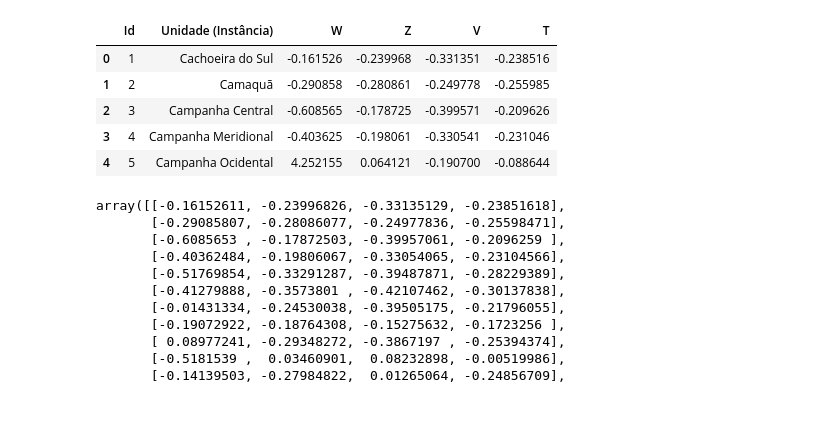
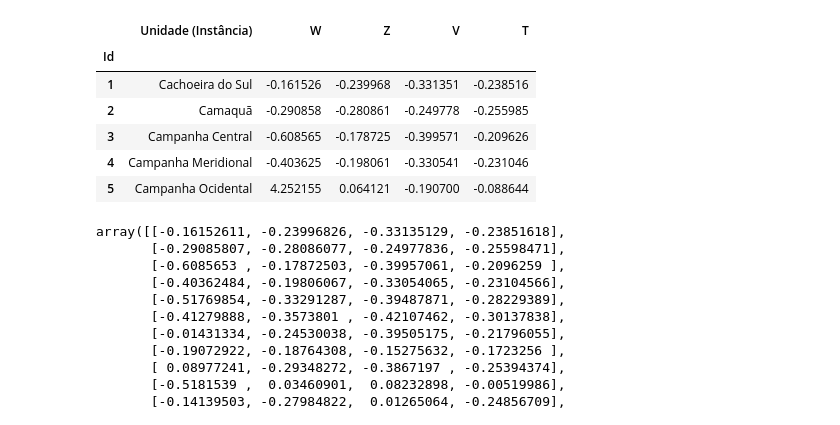
Before and after one commit to gibbonkl/py_exercices, a Jupyter notebook: k-means/k-means.ipynb, the cells around one changed output. Saved outputs shown, nothing was run; the diff lists cells and outputs as text; code cells hidden in the pictures.

```diff
--- a/k-means/k-means.ipynb
+++ b/k-means/k-means.ipynb
@@ -5,15 +5,16 @@ from matplotlib import pyplot as pl
 import seaborn as sb
 from sklearn.cluster import KMeans
 # %%
-dfi = pd.read_csv('data_2008.csv')
+dfi = pd.read_csv('data_2008.csv', index_col='Id')
 dfi.head()
 # %% [output]
-|  | Id | Unidade (Instância) | W | Z | V | T |
-| 0 | 1 | Cachoeira do Sul | -0.161526 | -0.239968 | -0.331351 | -0.238516 |
-| 1 | 2 | Camaquã | -0.290858 | -0.280861 | -0.249778 | -0.255985 |
-| 2 | 3 | Campanha Central | -0.608565 | -0.178725 | -0.399571 | -0.209626 |
-| 3 | 4 | Campanha Meridional | -0.403625 | -0.198061 | -0.330541 | -0.231046 |
-| 4 | 5 | Campanha Ocidental | 4.252155 | 0.064121 | -0.190700 | -0.088644 |
+|  | Unidade (Instância) | W | Z | V | T |
+| Id |  |  |  |  |  |
+| 1 | Cachoeira do Sul | -0.161526 | -0.239968 | -0.331351 | -0.238516 |
+| 2 | Camaquã | -0.290858 | -0.280861 | -0.249778 | -0.255985 |
+| 3 | Campanha Central | -0.608565 | -0.178725 | -0.399571 | -0.209626 |
+| 4 | Campanha Meridional | -0.403625 | -0.198061 | -0.330541 | -0.231046 |
+| 5 | Campanha Ocidental | 4.252155 | 0.064121 | -0.190700 | -0.088644 |
 # %%
 dfi = dfi.query('W < 2 and Z < 2 and V < 2 and T < 2')
 
```
Also changed, not shown: parts of 3 cells of this notebook, 1 other file.
